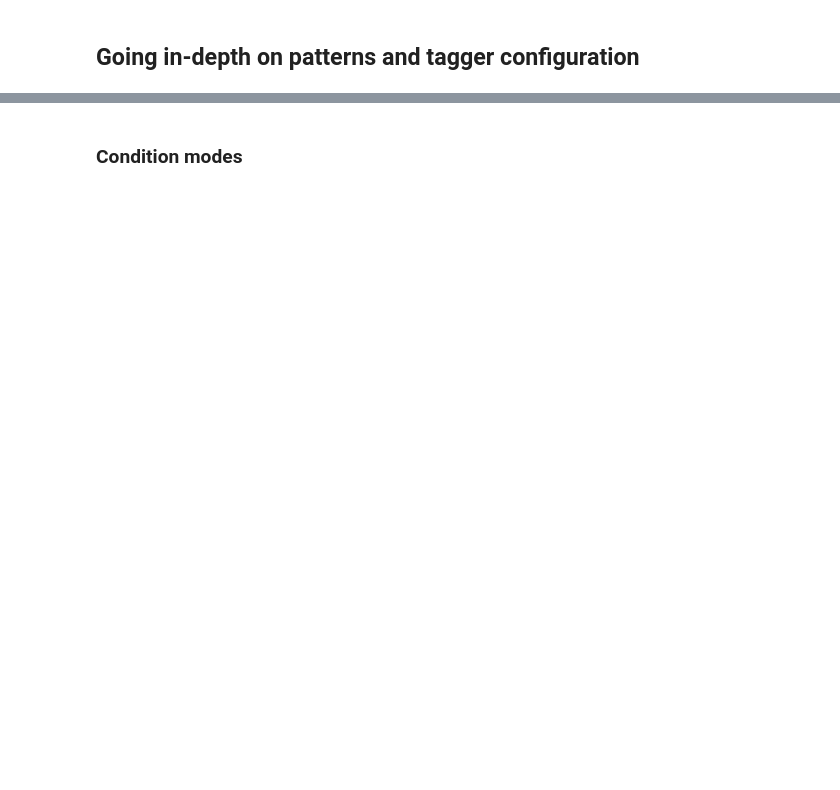
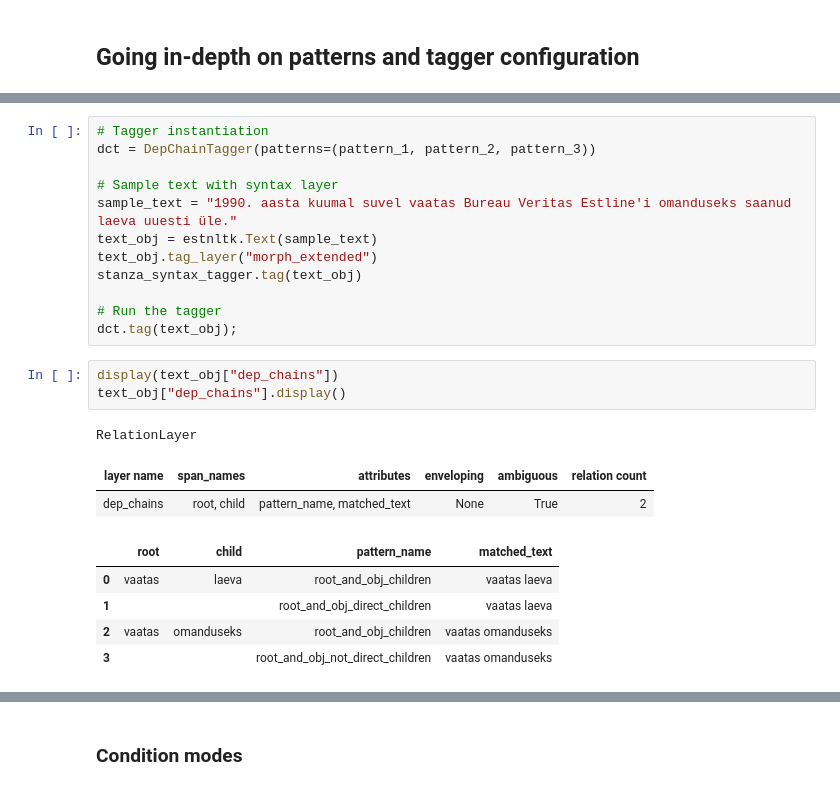
Before and after one commit to SanderSaska/EstNLTK_DependencyChains, a Jupyter notebook: DepChainTagger.ipynb, the cells around one changed output, grey strips where cells are left out. Cells and saved outputs as stored; diff of their text form; blank space fills up the shorter version.

```diff
--- a/DepChainTagger.ipynb
+++ b/DepChainTagger.ipynb
@@ -205,0 +382,24 @@ Universally, the output relation layer is structured as follows:
+# %%
+# Tagger instantiation
+dct = DepChainTagger(patterns=(pattern_1, pattern_2, pattern_3))
+
+# Sample text with syntax layer
+sample_text = "1990. aasta kuumal suvel vaatas Bureau Veritas Estline'i omanduseks saanud laeva uuesti üle."
+text_obj = estnltk.Text(sample_text)
+text_obj.tag_layer("morph_extended")
+stanza_syntax_tagger.tag(text_obj)
+
+# Run the tagger
+dct.tag(text_obj);
+# %%
+display(text_obj["dep_chains"])
+text_obj["dep_chains"].display()
+# %% [output]
+RelationLayer
+| layer name | span_names | attributes | enveloping | ambiguous | relation count |
+| dep_chains | root, child | pattern_name, matched_text | None | True | 2 |
+|  | root | child | pattern_name | matched_text |
+| 0 | vaatas | laeva | root_and_obj_children | vaatas laeva |
+| 1 |  |  | root_and_obj_direct_children | vaatas laeva |
+| 2 | vaatas | omanduseks | root_and_obj_children | vaatas omanduseks |
+| 3 |  |  | root_and_obj_not_direct_children | vaatas omanduseks |
```
Also changed, not shown: parts of 36 cells of this notebook, 5 other files.
